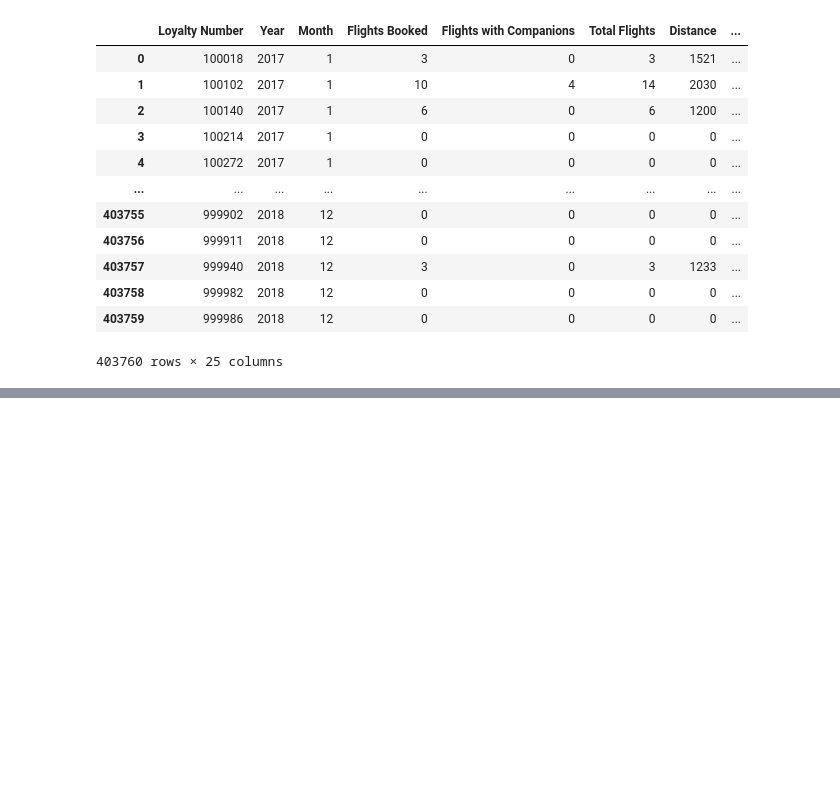
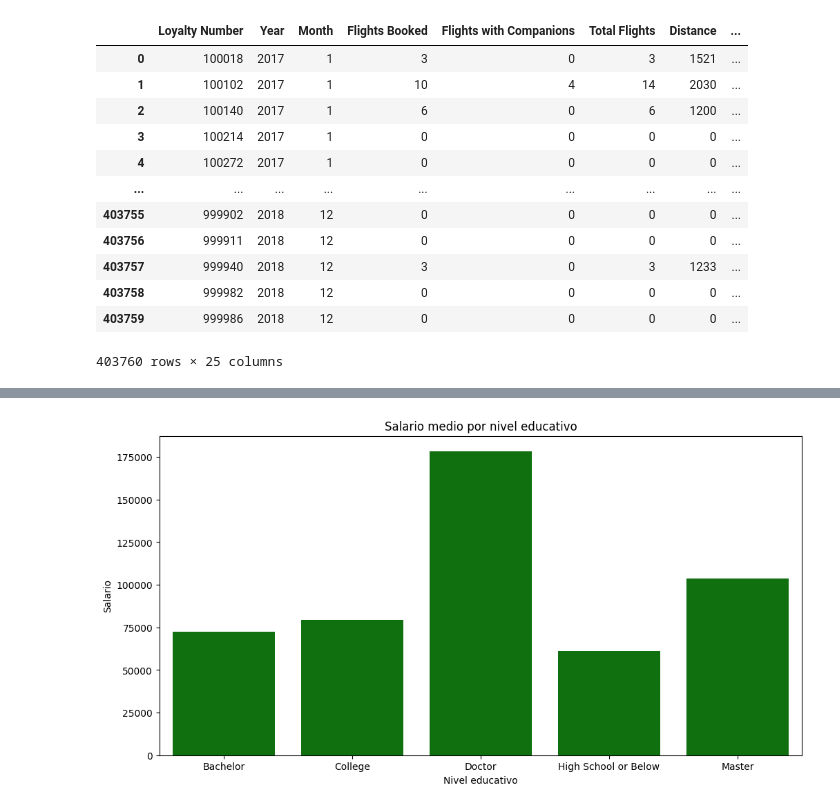
Before and after one commit to Adalab/bda-modulo-3-evaluacion-final-PaolaNSDP, a Jupyter notebook: evaluacion_modulo_3.ipynb, the cells around one changed output, grey strips where cells are left out. Cells and saved outputs as stored; diff of their text form; code cells hidden in the pictures; blank space fills up the shorter version.

```diff
--- a/evaluacion_modulo_3.ipynb
+++ b/evaluacion_modulo_3.ipynb
@@ -212,0 +352,4 @@ df.to_csv('./files/df_limpio.csv', index=False)
+# %%
+# Primero calculo la media del salario por nivel educativo
+salary_education = df.groupby("Education")["Salary"].mean().reset_index()
+salary_education
@@ -212,0 +363,9 @@ df.to_csv('./files/df_limpio.csv', index=False)
+# %%
+# Realizo el gráfico de barras (barplot)
+plt.figure(figsize=(12, 6))
+sns.barplot(y="Salary", x="Education", data=salary_education, color="green")
+plt.ylabel("Salario")
+plt.xlabel("Nivel educativo")
+plt.title("Salario medio por nivel educativo");
+# %% [output]
+[figure, added]
```
Also changed, not shown: parts of 21 cells of this notebook, 1 other file.
